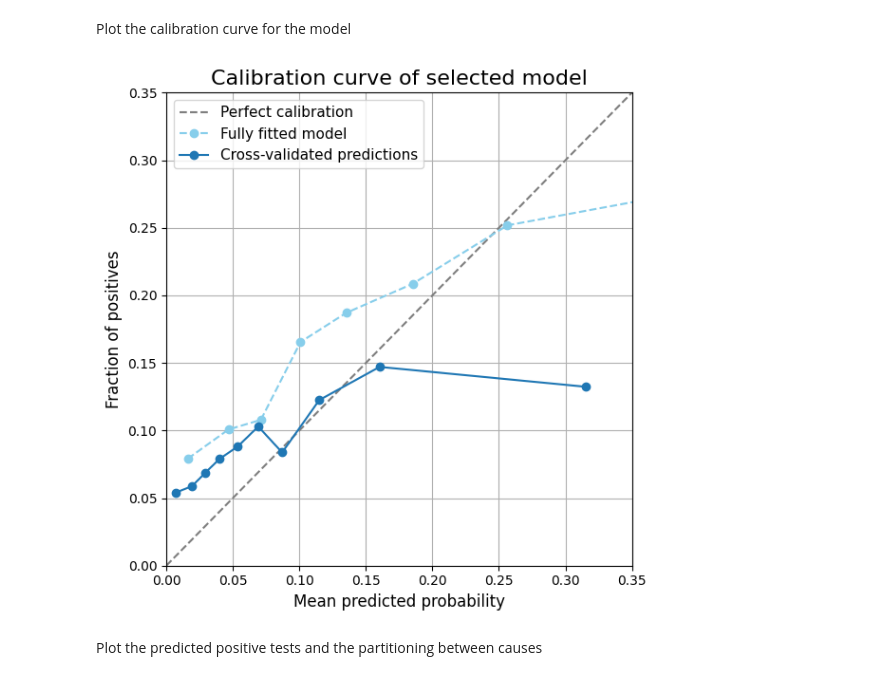
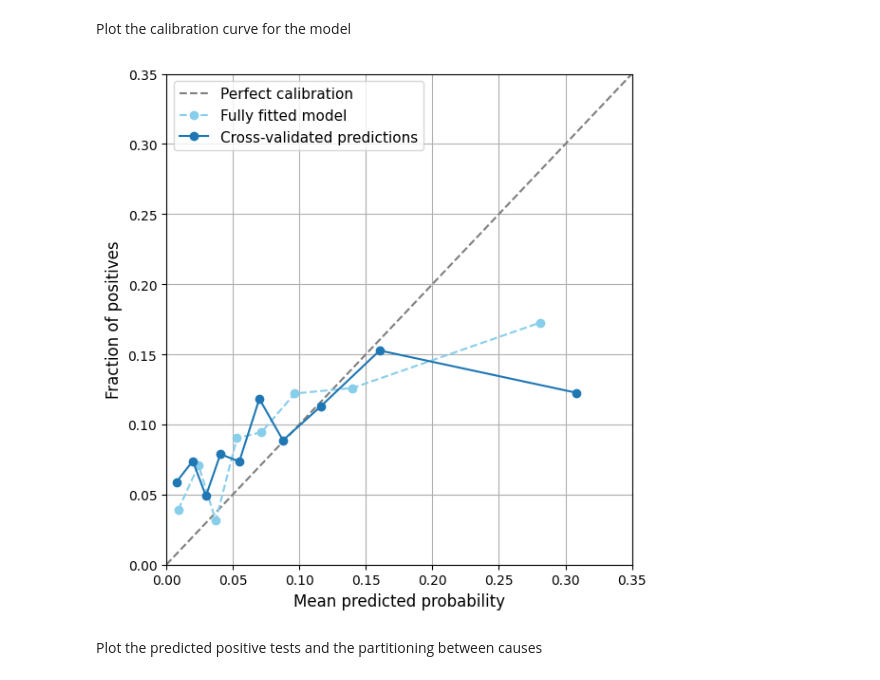
Before and after one commit to DaniChambon1/covid-household-visitors, a Jupyter notebook: 2_model.ipynb, the cells around one changed output. Drawn from its saved outputs; the diff is of its cells as text; code cells hidden in the pictures.

```diff
--- a/2_model.ipynb
+++ b/2_model.ipynb
@@ -51,10 +51,10 @@ results = []
 # Add the datasets to the dictionary
 datasets = {
     #"df_max0": df_max0,
-    #df_max1": df_max1,
-    #"df_max2": df_max2,
+    #"df_max1": df_max1,
+    "df_max2": df_max2_50neg,
     #"df_max3": df_max3,
-    "df_max4": df_max4
+    #"df_max4": df_max4
 }
 
 # Define the window sizes you want to evaluate
@@ -86,5 +86,5 @@ for name, df in datasets.items():
 
 # Convert results to DataFrame
 results_df = pd.DataFrame(results)
-results_df.to_csv("crossval_data/crossval_summary_adaptive_pos_4_x_63_new.csv", index=False)
+results_df.to_csv("crossval_data/crossval_summary_adaptive_pos_2_x_63.csv", index=False)
 # %% [output]
@@ -197,5 +196,5 @@ df_max2_50neg = (
 # %%
-df_risk = risk_mle_adaptive_triangle_only_pos(df_behavior=df_max2, min_pos_tests=20, max_window_size=63, Poisson_contacts = False)
+df_risk = risk_mle_adaptive_triangle_only_pos(df_behavior=df_max2, min_pos_tests=25, max_window_size=63, Poisson_contacts = False)
 # %% [markdown]
 Calculate the infection probabilities
 # %%
@@ -204,36 +203,36 @@ df_pred = predict_postest(df_risk, df_max2)
 Plot the calibration curve for the model
 # %%
 # First curve: from cross-validation
-mean_predicted_value_1 = np.array(json.loads(df_crossval_results["mean_predicted_values"][11]))
-fraction_of_positives_1 = np.array(json.loads(df_crossval_results["fraction_of_positives"][11]))
+mean_predicted_value_1 = np.array(json.loads(df_crossval_results["mean_predicted_values"][12]))
+fraction_of_positives_1 = np.array(json.loads(df_crossval_results["fraction_of_positives"][12]))
 
 # Second curve: from fitted model
 y_true = df_pred['positivetest']
 y_prob = df_pred['predicted_infections']
 fraction_of_positives_2, mean_predicted_value_2 = calibration_curve(y_true, y_prob, n_bins=8, strategy="quantile")
 
 # Plot both on the same figure
 plt.figure(figsize=(6, 6))
 # Reference line for perfect calibration
 plt.plot([0, 1], [0, 1], "--", color="tab:gray", label="Perfect calibration")
 plt.plot(mean_predicted_value_2, fraction_of_positives_2, "o--", color="skyblue",
          label="Fully fitted model")
 plt.plot(mean_predicted_value_1, fraction_of_positives_1, "o-", color="tab:blue",
          label="Cross-validated predictions")
 
 # Labels and limits
 plt.xlabel("Mean predicted probability", size=12)
 plt.ylabel("Fraction of positives", size=12)
-plt.title("Calibration curve of selected model", size=16)
+#plt.title("Calibration curve of selected model", size=16)
 plt.xlim(0, 0.35)
 plt.ylim(0, 0.35)
 plt.legend(fontsize=11)
 plt.grid(True)
 plt.tight_layout()
 plt.savefig("results/cc_selected_model.png", bbox_inches='tight')
 plt.show()
 # %% [output]
-[figure, old version]
+[figure, new version]
 # %% [markdown]
 Plot the predicted positive tests and the partitioning between causes
 # %%
```
Also changed, not shown: parts of 15 cells of this notebook, 6 other files.
